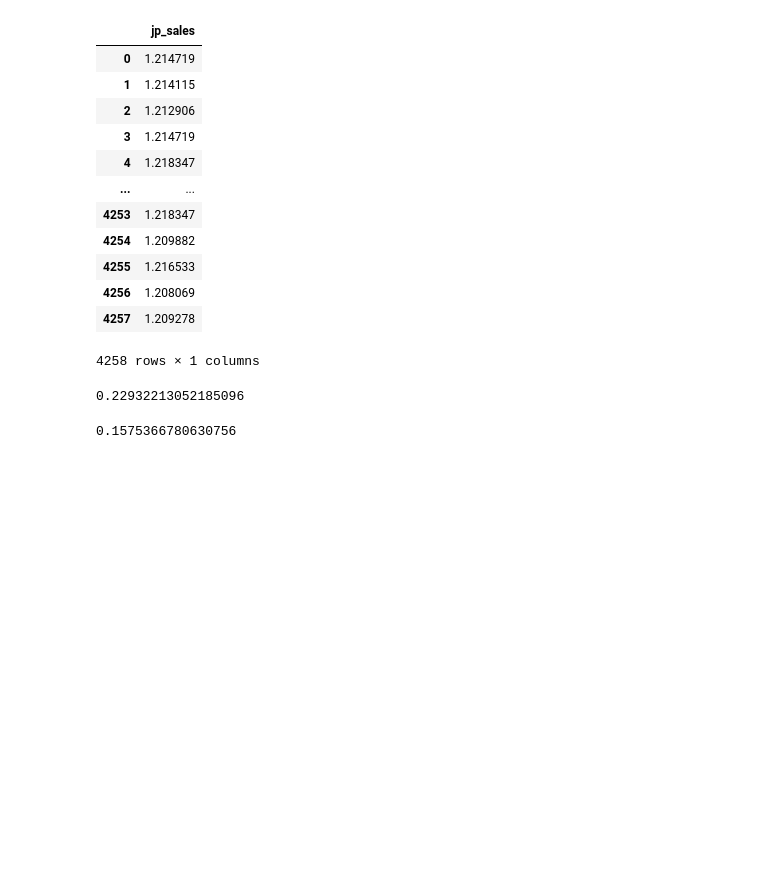
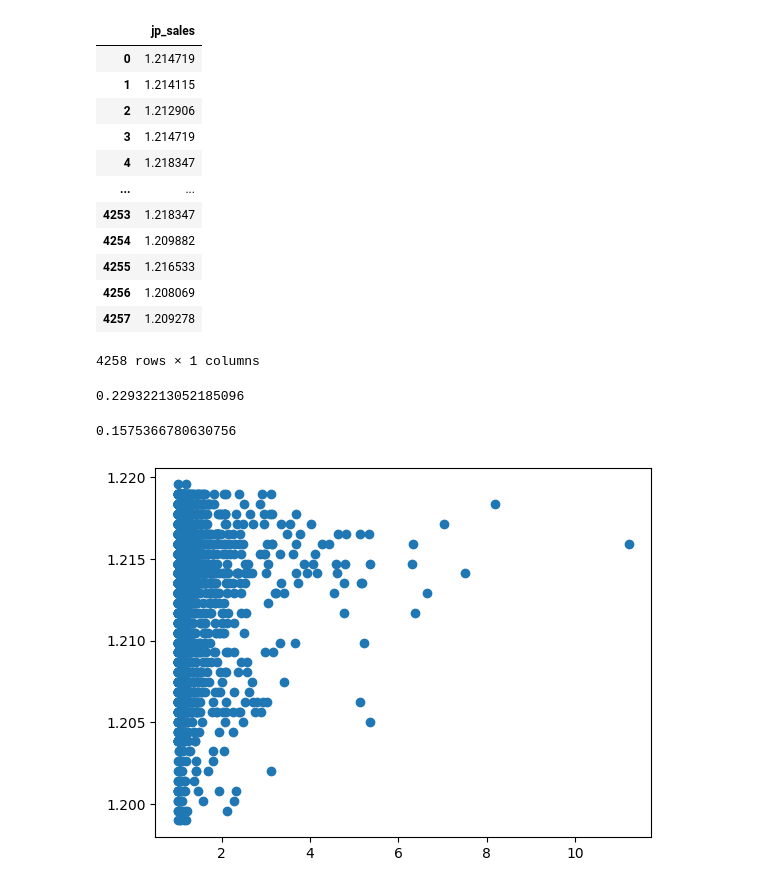
Before and after one commit to denixx-dev/SII_labs, a Jupyter notebook: rabota1_studentam.ipynb, the cells around one changed output. Cells and saved outputs as stored; diff of their text form; code cells hidden in the pictures; blank space fills up the shorter version.

```diff
--- a/rabota1_studentam.ipynb
+++ b/rabota1_studentam.ipynb
@@ -434,3 +434,8 @@ mregr.MAE(x_, Y)
 mregr.MAPE(x_, Y)
 # %% [output]
 0.1575366780630756
+# %%
+plt.scatter(Y, pred_pd)
+plt.show()
+# %% [output]
+[figure, added]
```
Also changed, not shown: 3 other files.
